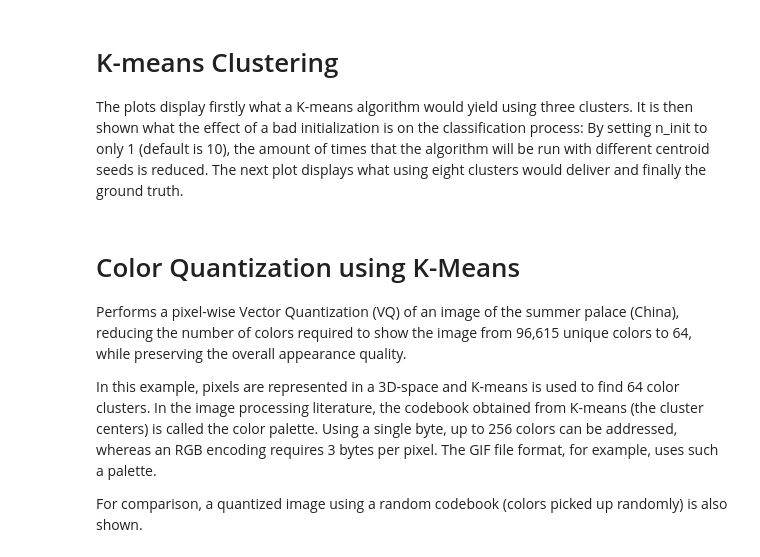
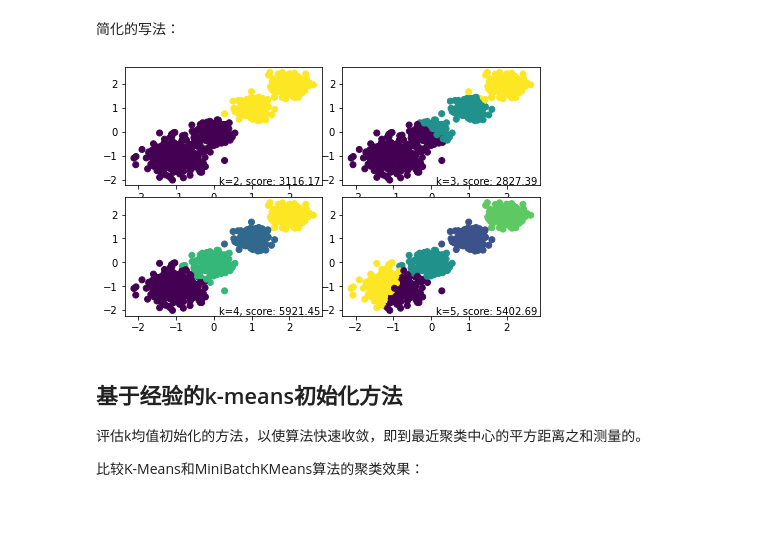
Before and after one commit to shibing624/python-tutorial, a Jupyter notebook: 03_data_science/10_Scikit-Learn聚类.ipynb, the cells around one changed output. Cells and saved outputs as stored; diff of their text form; code cells hidden in the pictures; blank space fills up the shorter version.

```diff
--- a/03_data_science/10_Scikit-Learn聚类.ipynb
+++ b/03_data_science/10_Scikit-Learn聚类.ipynb
@@ -94,24 +149,15 @@ plt.show()
+# %% [markdown]
+简化的写法：
 # %%
-plt.subplots_adjust(left=.02, right=.98, bottom=.096, top=.96, wspace=.1,
-                    hspace=.1)
-for index, k in enumerate((2,3,4,5)):
-    plt.subplot(2,2,index+1)
-    y_pred = MiniBatchKMeans(n_clusters=k, batch_size = 200, random_state=9).fit_predict(X)
-    score= metrics.calinski_harabaz_score(X, y_pred)
+plt.subplots_adjust(left=.02, right=.98, bottom=.096, top=.96, wspace=.1, hspace=.1)
+for index, k in enumerate((2, 3, 4, 5)):
+    plt.subplot(2, 2, index + 1)
+    y_pred = MiniBatchKMeans(n_clusters=k, batch_size=200, random_state=9).fit_predict(X)
+    score = metrics.calinski_harabasz_score(X, y_pred)
     plt.scatter(X[:, 0], X[:, 1], c=y_pred)
-    plt.text(.99, .01, ('k=%d, score: %.2f' % (k,score)),
+    plt.text(.99, .01, ('k=%d, score: %.2f' % (k, score)),
                  transform=plt.gca().transAxes, size=10,
                  horizontalalignment='right')
 plt.show()
+# %% [output]
+[figure, added]
-# %% [markdown]
-# K-means Clustering
-
-
-The plots display firstly what a K-means algorithm would yield
-using three clusters. It is then shown what the effect of a bad
-initialization is on the classification process:
-By setting n_init to only 1 (default is 10), the amount of
-times that the algorithm will be run with different centroid
-seeds is reduced.
-The next plot displays what using eight clusters would deliver
-and finally the ground truth.
@@ -187,17 +164,7 @@ fig.show()
-# %% [markdown]
-# Color Quantization using K-Means
-
-
-Performs a pixel-wise Vector Quantization (VQ) of an image of the summer palace
-(China), reducing the number of colors required to show the image from 96,615
-unique colors to 64, while preserving the overall appearance quality.
-
-In this example, pixels are represented in a 3D-space and K-means is used to
-find 64 color clusters. In the image processing literature, the codebook
-obtained from K-means (the cluster centers) is called the color palette. Using
-a single byte, up to 256 colors can be addressed, whereas an RGB encoding
-requires 3 bytes per pixel. The GIF file format, for example, uses such a
-palette.
-
-For comparison, a quantized image using a random codebook (colors picked up
-randomly) is also shown.
+# %% [markdown]
+## 基于经验的k-means初始化方法
+
+评估k均值初始化的方法，以使算法快速收敛，即到最近聚类中心的平方距离之和测量的。
+
+
+比较K-Means和MiniBatchKMeans算法的聚类效果：
```
Also changed, not shown: parts of 40 cells of this notebook, 14 other files.
